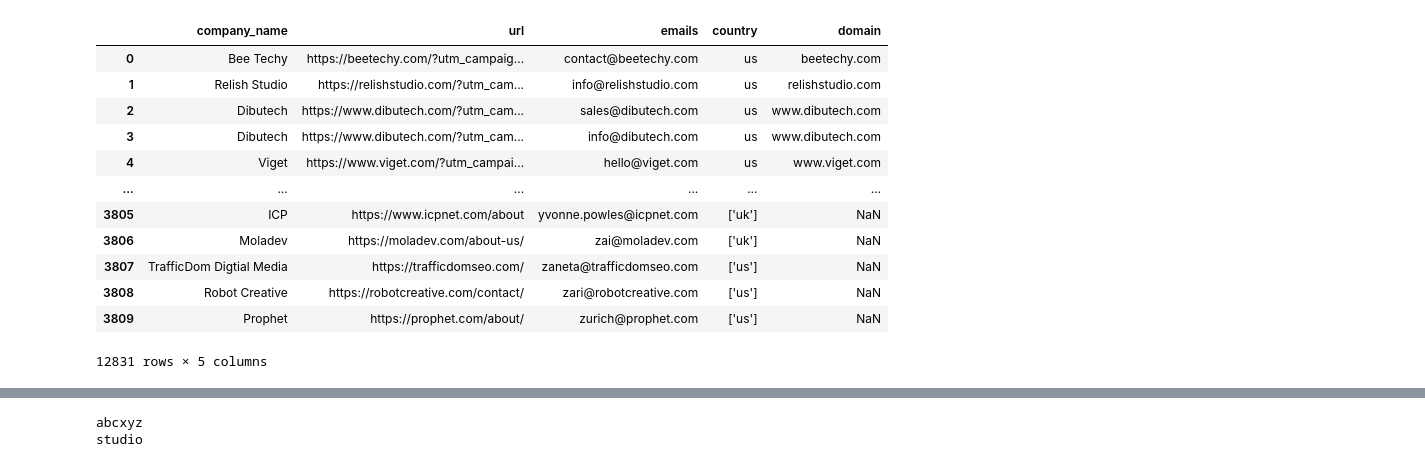
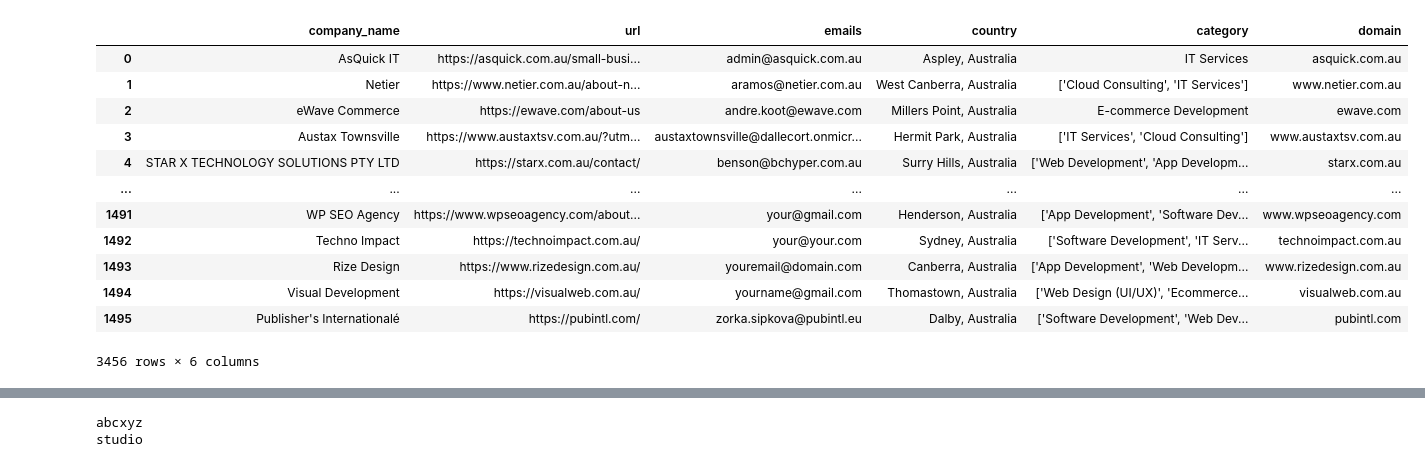
Before and after one commit to h3110Fr13nd/email_fetcher, a Jupyter notebook: preprocess.ipynb, the cells around one changed output, grey strips where cells are left out. Saved outputs shown, nothing was run; the diff lists cells and outputs as text; code cells hidden in the pictures.

```diff
--- a/preprocess.ipynb
+++ b/preprocess.ipynb
@@ -3,6 +3,6 @@ import pandas as pd
 # %%
 # Get all the csv file names in the current directory starting with "emails"
 import glob
-csv_files = glob.glob("data/goodfirms_appdev/emails/goodfirms_appdev*.csv")
+csv_files = glob.glob("data/designrush_au/emails/designrush_au*.csv")
 len(csv_files)
 # %% [output]
@@ -329,26 +432,31 @@ df = df[['company_name', 'url', 'emails', 'country']]
 # %%
 # check if emails are not included in previous emails list
 prev_emails_csvs = [
-    "data/themanifest_webdev_usuk/emails/emails_clean.csv",
-    "data/designrush_webdev_usuk/emails/emails_clean.csv",
+    # "data/themanifest_webdev_usuk/emails/emails_clean.csv",
+    # "data/designrush_webdev_usuk/emails/emails_clean.csv",
+    # "data/clutch_webdev/emails/emails_clean.csv",
+    # "data/goodfirms_appdev/emails/emails_clean.csv",
+    # "data/goodfirms_webdev_usuk/emails/emails_clean.csv",
+    "data/themanifest_au/emails/emails_clean.csv",
+    "data/goodfirms_au/emails_clean.csv",
 ]
 df_prev = pd.concat([pd.read_csv(f) for f in prev_emails_csvs])
 
 df_prev
 # %% [output]
-|  | company_name | url | emails | country | domain |
-| 0 | Bee Techy | https://beetechy.com/?utm_campaig... | contact@beetechy.com | us | beetechy.com |
-| 1 | Relish Studio | https://relishstudio.com/?utm_cam... | info@relishstudio.com | us | relishstudio.com |
-| 2 | Dibutech | https://www.dibutech.com/?utm_cam... | sales@dibutech.com | us | www.dibutech.com |
-| 3 | Dibutech | https://www.dibutech.com/?utm_cam... | info@dibutech.com | us | www.dibutech.com |
-| 4 | Viget | https://www.viget.com/?utm_campai... | hello@viget.com | us | www.viget.com |
-| ... | ... | ... | ... | ... | ... |
-| 3805 | ICP | https://www.icpnet.com/about | yvonne.powles@icpnet.com | ['uk'] | NaN |
-| 3806 | Moladev | https://moladev.com/about-us/ | zai@moladev.com | ['uk'] | NaN |
-| 3807 | TrafficDom Digtial Media | https://trafficdomseo.com/ | zaneta@trafficdomseo.com | ['us'] | NaN |
-| 3808 | Robot Creative | https://robotcreative.com/contact/ | zari@robotcreative.com | ['us'] | NaN |
-| 3809 | Prophet | https://prophet.com/about/ | zurich@prophet.com | ['us'] | NaN |
+|  | company_name | url | emails | country | category | domain |
+| 0 | AsQuick IT | https://asquick.com.au/small-busi... | admin@asquick.com.au | Aspley, Australia | IT Services | asquick.com.au |
+| 1 | Netier | https://www.netier.com.au/about-n... | aramos@netier.com.au | West Canberra, Australia | ['Cloud Consulting', 'IT Services'] | www.netier.com.au |
+| 2 | eWave Commerce | https://ewave.com/about-us | andre.koot@ewave.com | Millers Point, Australia | E-commerce Development | ewave.com |
+| 3 | Austax Townsville | https://www.austaxtsv.com.au/?utm... | austaxtownsville@dallecort.onmicr... | Hermit Park, Australia | ['IT Services', 'Cloud Consulting'] | www.austaxtsv.com.au |
+| 4 | STAR X TECHNOLOGY SOLUTIONS PTY LTD | https://starx.com.au/contact/ | benson@bchyper.com.au | Surry Hills, Australia | ['Web Development', 'App Developm... | starx.com.au |
+| ... | ... | ... | ... | ... | ... | ... |
+| 1491 | WP SEO Agency | https://www.wpseoagency.com/about... | your@gmail.com | Henderson, Australia | ['App Development', 'Software Dev... | www.wpseoagency.com |
+| 1492 | Techno Impact | https://technoimpact.com.au/ | your@your.com | Sydney, Australia | ['Software Development', 'IT Serv... | technoimpact.com.au |
+| 1493 | Rize Design | https://www.rizedesign.com.au/ | youremail@domain.com | Canberra, Australia | ['App Development', 'Web Developm... | www.rizedesign.com.au |
+| 1494 | Visual Development | https://visualweb.com.au/ | yourname@gmail.com | Thomastown, Australia | ['Web Design (UI/UX)', 'Ecommerce... | visualweb.com.au |
+| 1495 | Publisher's Internationalé | https://pubintl.com/ | zorka.sipkova@pubintl.eu | Dalby, Australia | ['Software Development', 'Web Dev... | pubintl.com |
-12831 rows × 5 columns
+3456 rows × 6 columns
 # %%
 df_prev['emails'].isin(df['emails']).sum()
 # %% [output]
```
Also changed, not shown: parts of 35 cells of this notebook, 7 other files.
